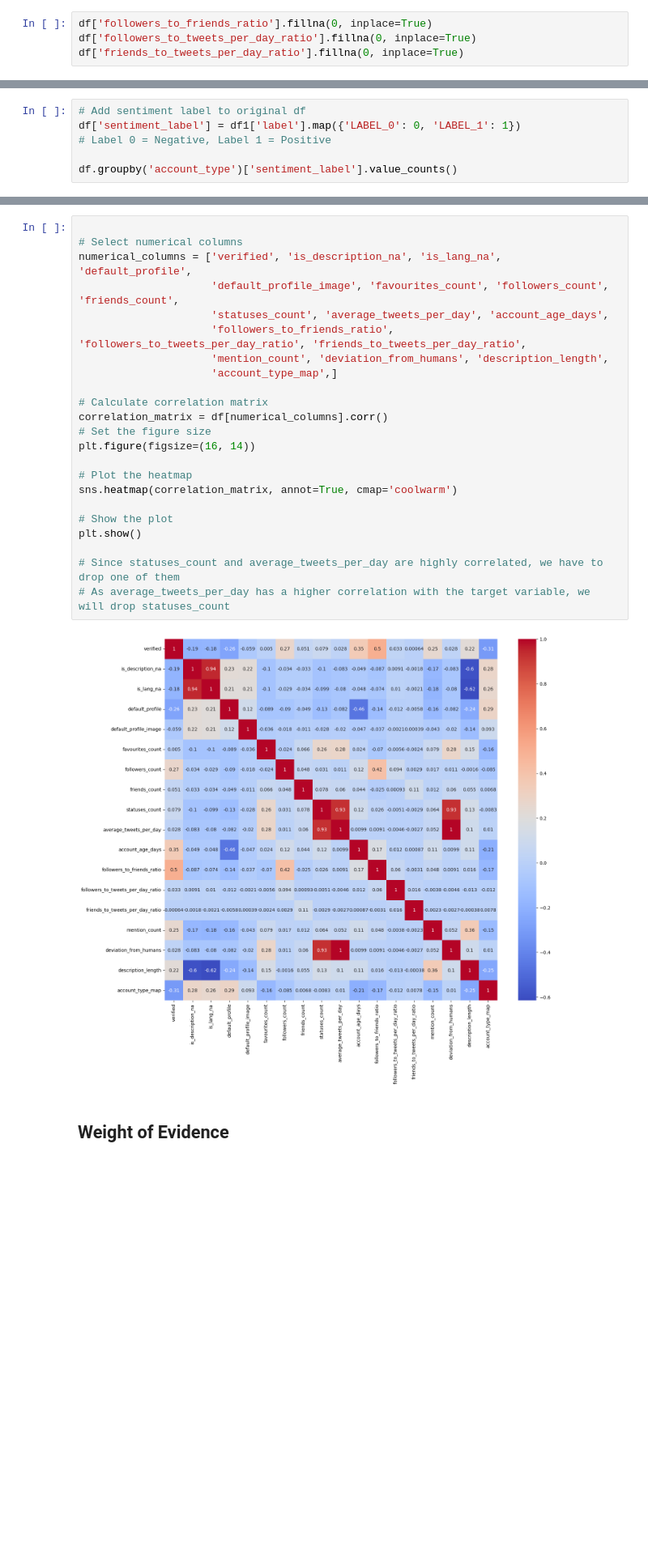
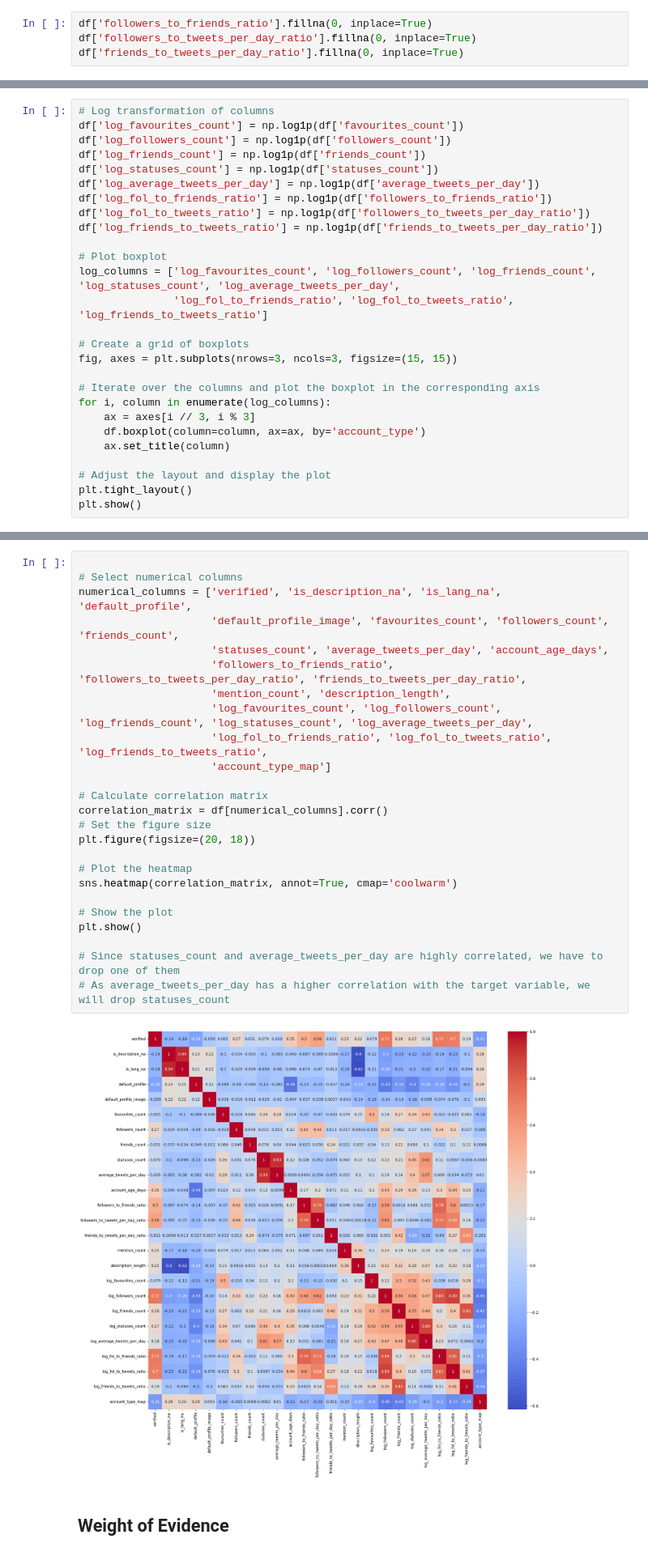
Before and after one commit to wennwei/bt4222, a Jupyter notebook: 3_preprocessing.ipynb, the cells around one changed output, grey strips where cells are left out. Shown: that part at 81% size. Saved outputs shown, nothing was run; the diff lists cells and outputs as text; blank space fills up the shorter version.

```diff
--- a/3_preprocessing.ipynb
+++ b/3_preprocessing.ipynb
@@ -485,6 +405,0 @@ KeyboardInterrupt:
-# %%
-# Add sentiment label to original df
-df['sentiment_label'] = df1['label'].map({'LABEL_0': 0, 'LABEL_1': 1})
-# Label 0 = Negative, Label 1 = Positive
-
-df.groupby('account_type')['sentiment_label'].value_counts()
@@ -492,0 +409,27 @@ NameError: name 'df1' is not defined
+# %%
+# Log transformation of columns
+df['log_favourites_count'] = np.log1p(df['favourites_count'])
+df['log_followers_count'] = np.log1p(df['followers_count'])
+df['log_friends_count'] = np.log1p(df['friends_count'])
+df['log_statuses_count'] = np.log1p(df['statuses_count'])
+df['log_average_tweets_per_day'] = np.log1p(df['average_tweets_per_day'])
+df['log_fol_to_friends_ratio'] = np.log1p(df['followers_to_friends_ratio'])
+df['log_fol_to_tweets_ratio'] = np.log1p(df['followers_to_tweets_per_day_ratio'])
+df['log_friends_to_tweets_ratio'] = np.log1p(df['friends_to_tweets_per_day_ratio'])
+
+# Plot boxplot
+log_columns = ['log_favourites_count', 'log_followers_count', 'log_friends_count', 'log_statuses_count', 'log_average_tweets_per_day',
+               'log_fol_to_friends_ratio', 'log_fol_to_tweets_ratio', 'log_friends_to_tweets_ratio']
+
+# Create a grid of boxplots
+fig, axes = plt.subplots(nrows=3, ncols=3, figsize=(15, 15))
+
+# Iterate over the columns and plot the boxplot in the corresponding axis
+for i, column in enumerate(log_columns):
+    ax = axes[i // 3, i % 3]
+    df.boxplot(column=column, ax=ax, by='account_type')
+    ax.set_title(column)
+
+# Adjust the layout and display the plot
+plt.tight_layout()
+plt.show()
@@ -493,28 +441,30 @@ NameError: name 'df1' is not defined
 # %%
 
 # Select numerical columns
 numerical_columns = ['verified', 'is_description_na', 'is_lang_na', 'default_profile',
                      'default_profile_image', 'favourites_count', 'followers_count', 'friends_count',
                      'statuses_count', 'average_tweets_per_day', 'account_age_days',
                      'followers_to_friends_ratio', 'followers_to_tweets_per_day_ratio', 'friends_to_tweets_per_day_ratio',
-                     'mention_count', 'deviation_from_humans', 'description_length',
-                     'account_type_map',]
+                     'mention_count', 'description_length',
+                     'log_favourites_count', 'log_followers_count', 'log_friends_count', 'log_statuses_count', 'log_average_tweets_per_day',
+                     'log_fol_to_friends_ratio', 'log_fol_to_tweets_ratio', 'log_friends_to_tweets_ratio',
+                     'account_type_map']
 
 # Calculate correlation matrix
 correlation_matrix = df[numerical_columns].corr()
 # Set the figure size
-plt.figure(figsize=(16, 14))
+plt.figure(figsize=(20, 18))
 
 # Plot the heatmap
 sns.heatmap(correlation_matrix, annot=True, cmap='coolwarm')
 
 # Show the plot
 plt.show()
 
 # Since statuses_count and average_tweets_per_day are highly correlated, we have to drop one of them
 # As average_tweets_per_day has a higher correlation with the target variable, we will drop statuses_count
 # %% [output]
-[figure, old version]
+[figure, new version]
 # %% [markdown]
 ## Weight of Evidence
 # %% [markdown]
```
Also changed, not shown: parts of 13 cells of this notebook, 5 other files.
